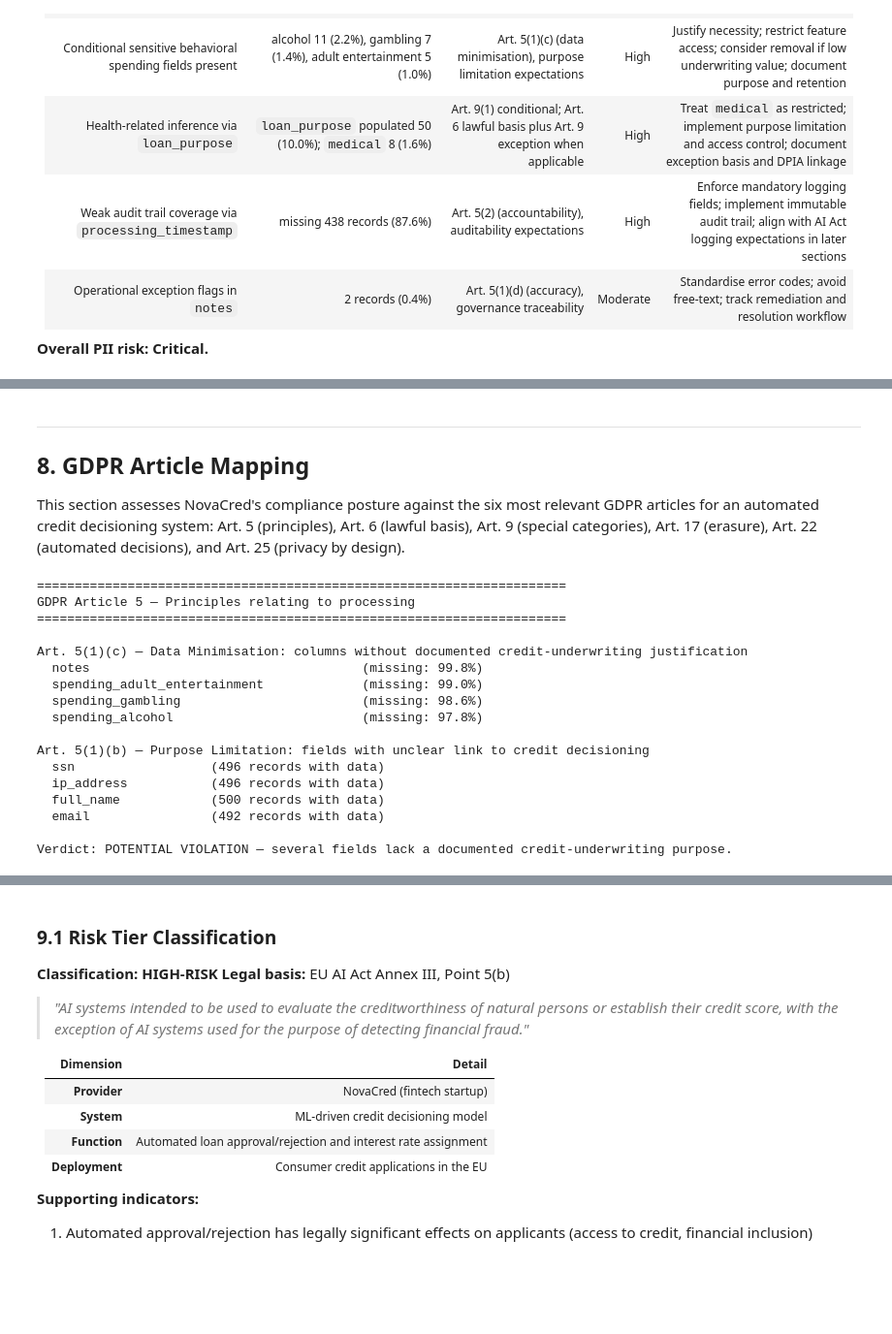
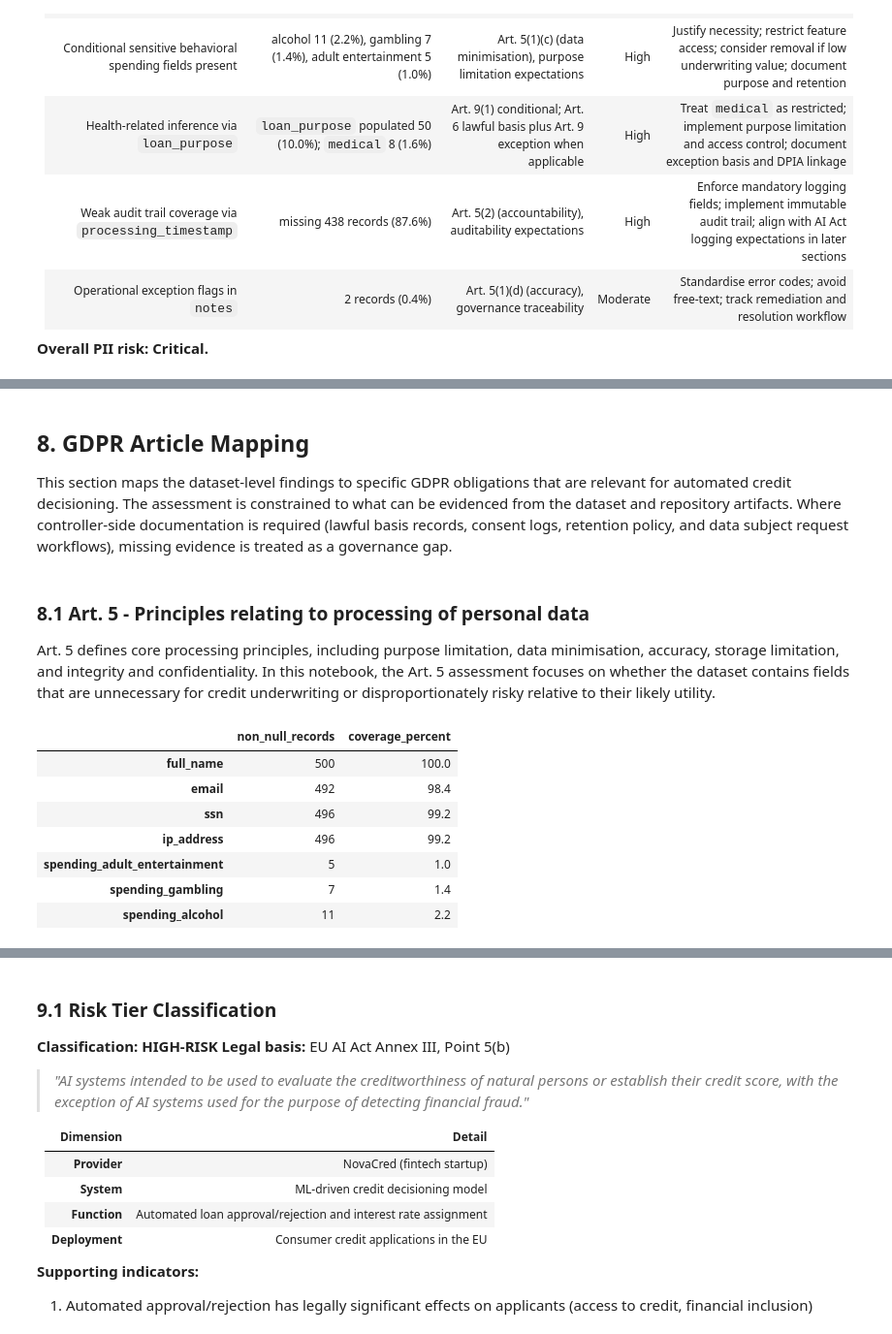
Before and after one commit to mchlkan/dego-2606-group3, a Jupyter notebook: notebooks/03-privacy-demo.ipynb, the cells around one changed output, grey strips where cells are left out. Shown at 97% size. Saved outputs shown, nothing was run; the diff lists cells and outputs as text; code cells hidden in the pictures; blank space fills up the shorter version.

```diff
--- a/notebooks/03-privacy-demo.ipynb
+++ b/notebooks/03-privacy-demo.ipynb
@@ -615,55 +585,37 @@ Verdict: Direct PII (full_name, email, ssn, ip_address) still present — CRITIC
 # %% [markdown]
----
-
 ## 8. GDPR Article Mapping
 
-This section assesses NovaCred's compliance posture against the six most relevant GDPR articles for an automated credit decisioning system: Art. 5 (principles), Art. 6 (lawful basis), Art. 9 (special categories), Art. 17 (erasure), Art. 22 (automated decisions), and Art. 25 (privacy by design).
+This section maps the dataset-level findings to specific GDPR obligations that are relevant for automated credit decisioning. The assessment is constrained to what can be evidenced from the dataset and repository artifacts. Where controller-side documentation is required (lawful basis records, consent logs, retention policy, and data subject request workflows), missing evidence is treated as a governance gap.
+# %% [markdown]
+### 8.1 Art. 5 - Principles relating to processing of personal data
+
+Art. 5 defines core processing principles, including purpose limitation, data minimisation, accuracy, storage limitation, and integrity and confidentiality. In this notebook, the Art. 5 assessment focuses on whether the dataset contains fields that are unnecessary for credit underwriting or disproportionately risky relative to their likely utility.
 # %%
-# GDPR Article 5 — Principles relating to processing
-# Key sub-principles: purpose limitation (5.1.b), data minimisation (5.1.c),
-# storage limitation (5.1.e), integrity and confidentiality (5.1.f)
+# evidence for data minimisation concerns (direct identifiers and conditional sensitive fields)
+n_records = len(df)
 
-print("=" * 70)
-print("GDPR Article 5 — Principles relating to processing")
-print("=" * 70)
+direct_id_cols = ["full_name", "email", "ssn", "ip_address"]
+direct_non_null = df[direct_id_cols].notna().sum()
+direct_pct = (direct_non_null / n_records * 100).round(1)
 
-# data minimisation check: columns without documented credit-underwriting justification
-unjustified_cols = [
-    "notes",                         # 99.6% missing — purpose unclear
-    "spending_adult_entertainment",   # no credit-relevance justification
-    "spending_gambling",              # no credit-relevance justification
-    "spending_alcohol",               # no credit-relevance justification
-]
+sensitive_cols = ["spending_adult_entertainment", "spending_gambling", "spending_alcohol"]
+sensitive_non_null = df[sensitive_cols].notna().sum()
+sensitive_pct = (sensitive_non_null / n_records * 100).round(1)
 
-print("\nArt. 5(1)(c) — Data Minimisation: columns without documented credit-underwriting justification")
-for col in unjustified_cols:
-    if col in df.columns:
-        missing_pct = df[col].isna().mean() * 100
-        print(f"  {col:<40} (missing: {missing_pct:.1f}%)")
+min_df = pd.DataFrame(
+    {
+        "non_null_records": pd.concat([direct_non_null, sensitive_non_null]),
+        "coverage_percent": pd.concat([direct_pct, sensitive_pct]),
+    }
+)
 
-# purpose limitation check: fields with unclear link to credit decisioning
-print("\nArt. 5(1)(b) — Purpose Limitation: fields with unclear link to credit decisioning")
-purpose_mismatch = ["ssn", "ip_address", "full_name", "email"]
-for col in purpose_mismatch:
-    present = df[col].notna().sum()
-    print(f"  {col:<20} ({present} records with data)")
-
-print("\nVerdict: POTENTIAL VIOLATION — several fields lack a documented credit-underwriting purpose.")
+display(min_df)
 # %% [output]
-======================================================================
-GDPR Article 5 — Principles relating to processing
-======================================================================
-
-Art. 5(1)(c) — Data Minimisation: columns without documented credit-underwriting justification
-  notes                                    (missing: 99.8%)
-  spending_adult_entertainment             (missing: 99.0%)
-  spending_gambling                        (missing: 98.6%)
-  spending_alcohol                         (missing: 97.8%)
-
-Art. 5(1)(b) — Purpose Limitation: fields with unclear link to credit decisioning
-  ssn                  (496 records with data)
-  ip_address           (496 records with data)
-  full_name            (500 records with data)
-  email                (492 records with data)
-
-Verdict: POTENTIAL VIOLATION — several fields lack a documented credit-underwriting purpose.
+|  | non_null_records | coverage_percent |
+| full_name | 500 | 100.0 |
+| email | 492 | 98.4 |
+| ssn | 496 | 99.2 |
+| ip_address | 496 | 99.2 |
+| spending_adult_entertainment | 5 | 1.0 |
+| spending_gambling | 7 | 1.4 |
+| spending_alcohol | 11 | 2.2 |
```
Also changed, not shown: parts of 63 cells of this notebook.
